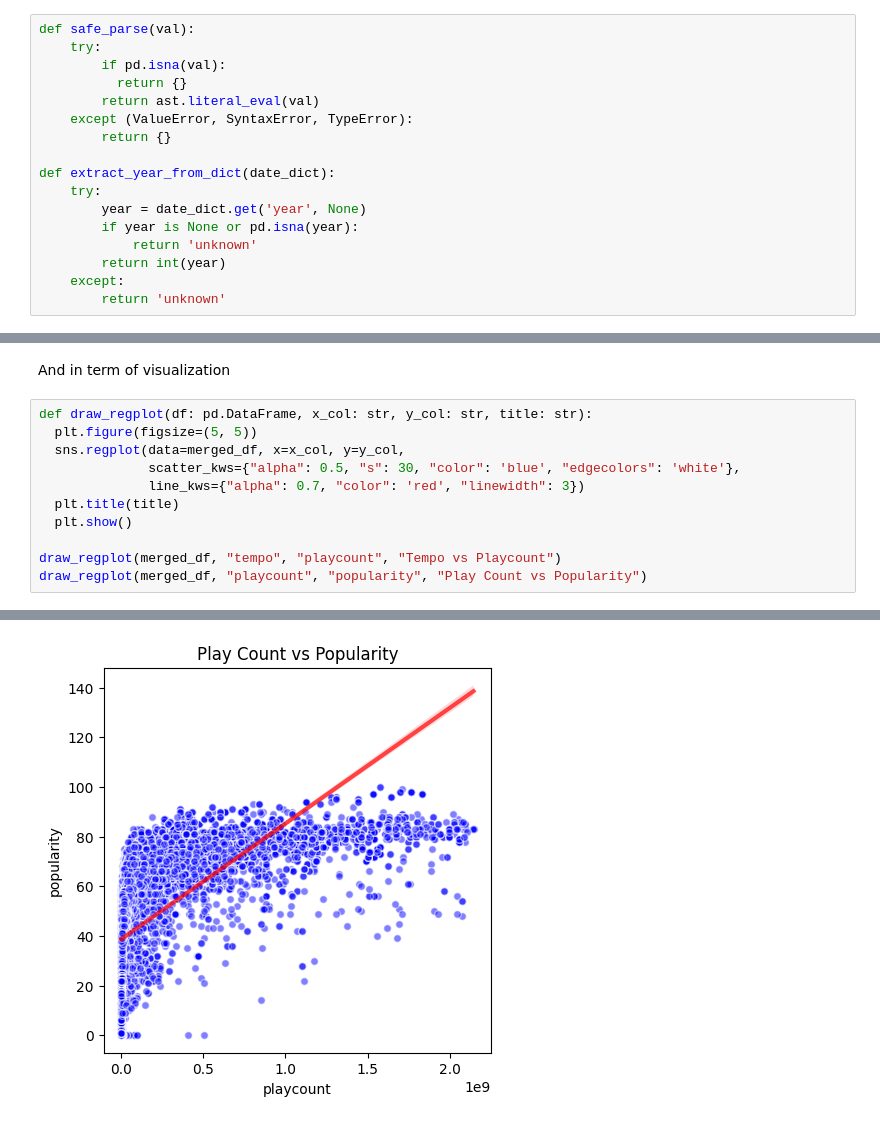
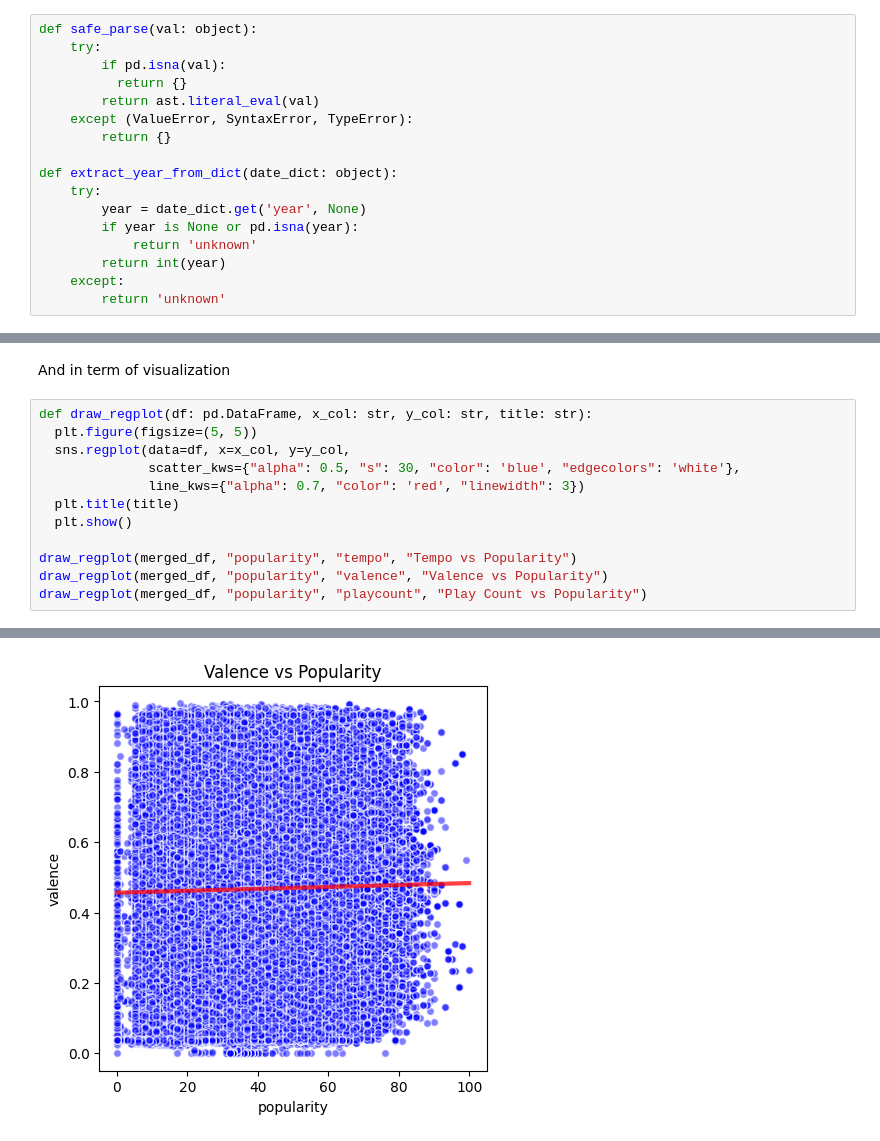
Before and after one commit to ptmdmusique/cs510-data-with-python, a Jupyter notebook: final_project.ipynb, the cells around one changed output, grey strips where cells are left out. Cells and saved outputs as stored; diff of their text form.

```diff
--- a/final_project.ipynb
+++ b/final_project.ipynb
@@ -202,7 +208,7 @@ An example value
 
 There are some NA rows, but we still want to keep them. So what I'm trying to do here is to just convert the empty values to `unknown`
 # %%
-def safe_parse(val):
+def safe_parse(val: object):
     try:
         if pd.isna(val):
           return {}
@@ -210,7 +216,7 @@ def safe_parse(val):
     except (ValueError, SyntaxError, TypeError):
         return {}
 
-def extract_year_from_dict(date_dict):
+def extract_year_from_dict(date_dict: object):
     try:
         year = date_dict.get('year', None)
         if year is None or pd.isna(year):
@@ -632,12 +657,13 @@ And in term of visualization
 # %%
 def draw_regplot(df: pd.DataFrame, x_col: str, y_col: str, title: str):
   plt.figure(figsize=(5, 5))
-  sns.regplot(data=merged_df, x=x_col, y=y_col,
+  sns.regplot(data=df, x=x_col, y=y_col,
               scatter_kws={"alpha": 0.5, "s": 30, "color": 'blue', "edgecolors": 'white'},
               line_kws={"alpha": 0.7, "color": 'red', "linewidth": 3})
   plt.title(title)
   plt.show()
 
-draw_regplot(merged_df, "tempo", "playcount", "Tempo vs Playcount")
-draw_regplot(merged_df, "playcount", "popularity", "Play Count vs Popularity")
+draw_regplot(merged_df, "popularity", "tempo", "Tempo vs Popularity")
+draw_regplot(merged_df, "popularity", "valence", "Valence vs Popularity")
+draw_regplot(merged_df, "popularity", "playcount", "Play Count vs Popularity")
 # %% [output]
@@ -645 +671 @@ draw_regplot(merged_df, "playcount", "popularity", "Play Count vs Popularity")
-[figure, old version]
+[figure, new version]
```
Also changed, not shown: parts of 32 cells of this notebook.
